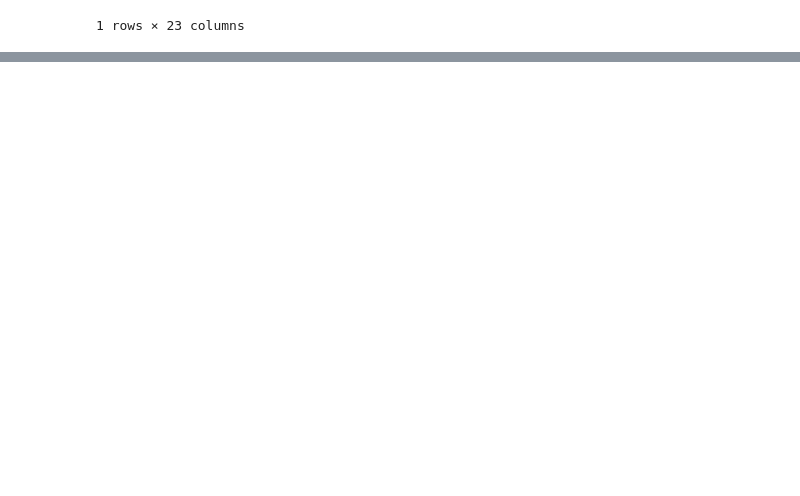
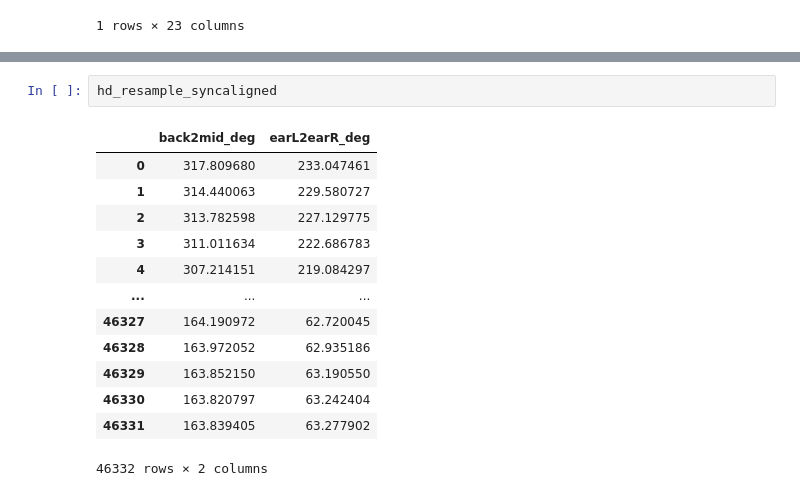
Before and after one commit to AdamLoydHarris/mEC_preprocessing, a Jupyter notebook: ephys_alignment.ipynb, the cells around one changed output, grey strips where cells are left out. Saved outputs shown, nothing was run; the diff lists cells and outputs as text; blank space fills up the shorter version.

```diff
--- a/ephys_alignment.ipynb
+++ b/ephys_alignment.ipynb
@@ -1556,0 +2706,16 @@ All sessions binned and firing-rate-filtered. Final # of clusters: 40
+# %%
+hd_resample_syncaligned
+# %% [output]
+|  | back2mid_deg | earL2earR_deg |
+| 0 | 317.809680 | 233.047461 |
+| 1 | 314.440063 | 229.580727 |
+| 2 | 313.782598 | 227.129775 |
+| 3 | 311.011634 | 222.686783 |
+| 4 | 307.214151 | 219.084297 |
+| ... | ... | ... |
+| 46327 | 164.190972 | 62.720045 |
+| 46328 | 163.972052 | 62.935186 |
+| 46329 | 163.852150 | 63.190550 |
+| 46330 | 163.820797 | 63.242404 |
+| 46331 | 163.839405 | 63.277902 |
+46332 rows × 2 columns
```
Also changed, not shown: parts of 14 cells of this notebook, 3 other files.
